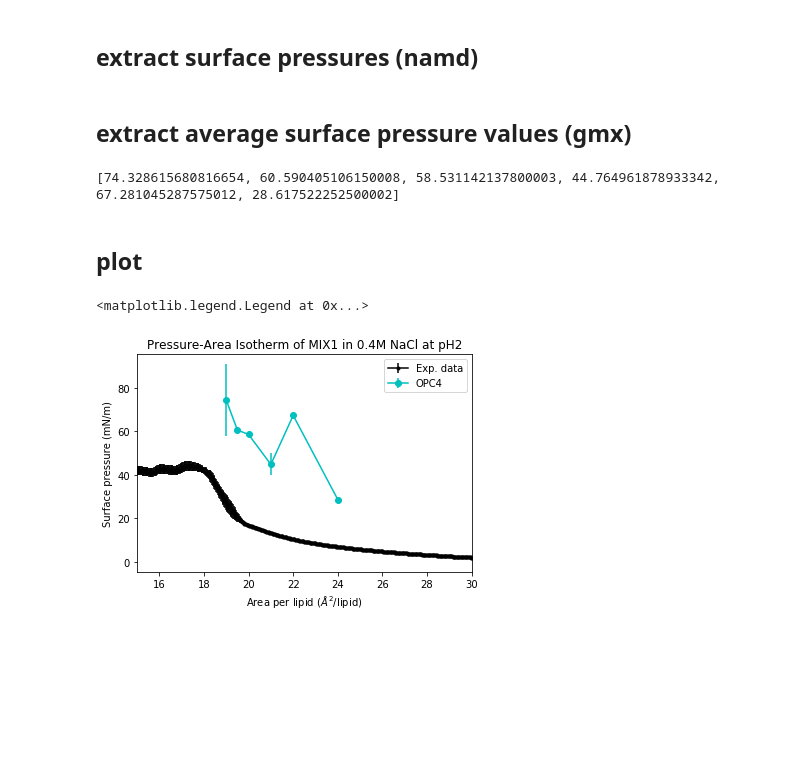
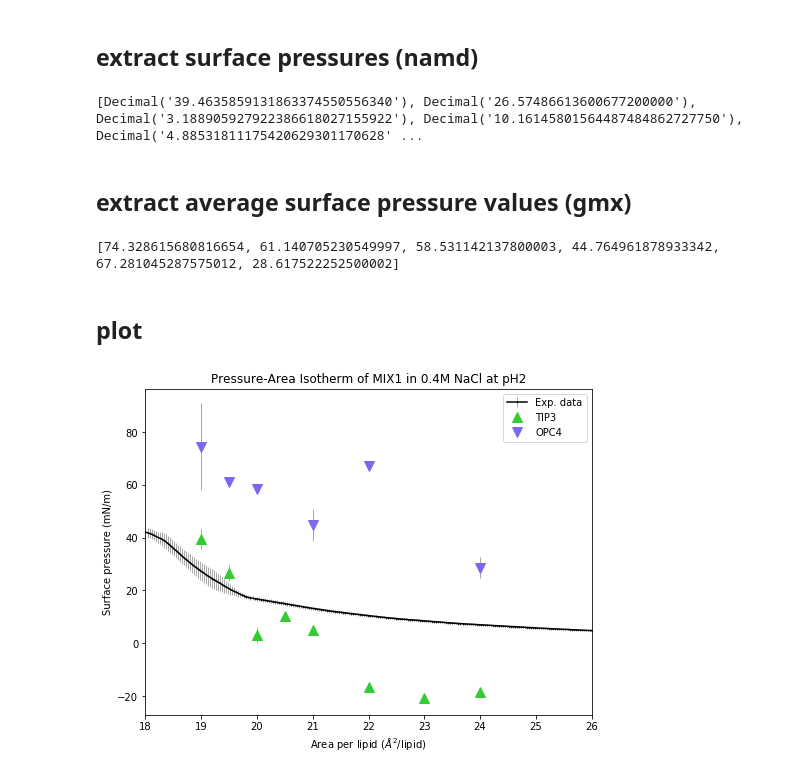
Before and after one commit to fearlessroad/mixed-monolayers, a Jupyter notebook: functions/isotherms.ipynb, the cells around one changed output. Saved outputs shown, nothing was run; the diff lists cells and outputs as text; code cells hidden in the pictures; blank space fills up the shorter version.

Commit message:
completed namd data import and finished PA isotherm figure

```diff
--- a/functions/isotherms.ipynb
+++ b/functions/isotherms.ipynb
@@ -179,21 +198,40 @@ def findSurfacePressure(logfiles, title):
         #print(timeSteps)
     return timeSteps, pressure, tension
 
-def extractAvgPressures(initial, final):#takes timesteps
+def extractAvgPressures():#takes timesteps
     avg_spress = []
     std_spress = []
     avg_tens = []
     std_tens = []
     count = 0
-    for i in surface_areas:
-        surface_pressure = findSurfacePressure(logs[count],'GPRESSAVG')
-        ps = (final-initial)
-        avg_spress.append(np.mean(surface_pressure[1][len(surface_pressure[1])-ps-1:len(surface_pressure[1])-1]))
-        std_spress.append(np.std(surface_pressure[1][len(surface_pressure[1])-ps-1:len(surface_pressure[1])-1]))
-        avg_tens.append(np.mean(surface_pressure[2][len(surface_pressure[2])-ps-1:len(surface_pressure[2])-1]))
-        std_tens.append(np.std(surface_pressure[2][len(surface_pressure[2])-ps-1:len(surface_pressure[2])-1]))
+    for i in n_surface_areas:
+        surface_pressure = findSurfacePressure(logfiles[count],'GPRESSAVG')
+        avg_spress.append(np.mean(surface_pressure[1]))
+        std_spress.append(np.std(surface_pressure[1]))
         count +=1
     return avg_spress, std_spress, avg_tens, std_tens
+p = extractAvgPressures()
+namd_averages = []
+namd_stds = []
+namd_averages.append(np.mean([p[0][0], p[0][1], p[0][2]]))
+namd_stds.append(np.std([p[1][0], p[1][1], p[1][2]]))
+namd_averages.append(np.mean([p[0][3], p[0][4], p[0][5]]))
+namd_stds.append(np.std([p[1][3], p[1][4], p[1][5]]))
+namd_averages.append(np.mean([p[0][6], p[0][7], p[0][8]]))#SA20
+namd_stds.append(np.std([p[1][6], p[1][7], p[1][8]]))
+namd_averages.append(np.mean([p[0][9], p[0][10], p[0][11]]))#SA20.5
+namd_stds.append(np.std([p[1][9], p[1][10], p[1][11]]))
+namd_averages.append(np.mean([p[0][12], p[0][13], p[0][14]]))#SA21
+namd_stds.append(np.std([p[1][12], p[1][13], p[1][14]]))
+namd_averages.append(np.mean([p[0][15], p[0][16], p[0][17]]))#SA22
+namd_stds.append(np.std([p[1][15], p[1][16], p[1][17]]))
+namd_averages.append(np.mean([p[0][18], p[0][19], p[0][20]]))#SA23
+namd_stds.append(np.std([p[1][18], p[1][19], p[1][20]]))
+namd_averages.append(np.mean([p[0][21], p[0][22], p[0][23]]))#SA20
+namd_stds.append(np.std([p[1][21], p[1][22], p[1][23]]))
+print(namd_averages)
+# %% [output]
+[Decimal('39.4635859131863374550556340'), Decimal('26.57486613600677200000'), Decimal('3.188905927922386618027155922'), Decimal('10.16145801564487484862727750'), Decimal('4.88531811175420629301170628' ...
 # %% [markdown]
 ## extract average surface pressure values (gmx)
 # %%
@@ -203,20 +241,20 @@ SA19_avg = np.mean([np.mean(pres[0][0:1000]), np.mean(pres[1][0:1000]), np.mean(
 SA19_std = np.std([np.mean(pres[0][0:1000]), np.mean(pres[1][0:1000]), np.mean(pres[2][0:1000])])
 #print(SA19_avg)
 #print(SA19_std)
-SA195_avg = np.mean(pres[3][0:1000])
-SA195_std = np.std(pres[3][0:1000])
+SA195_avg = np.mean([np.mean(pres[3][0:1000]), np.mean(pres[4][0:1000]), np.mean(pres[5][0:1000])])
+SA195_std = np.std([np.mean(pres[3][0:1000]), np.mean(pres[4][0:1000]), np.mean(pres[5][0:1000])])
 #print(SA195_avg)
-SA20_avg = np.mean([np.mean(pres[4][0:1000]), np.mean(pres[5][0:1000]), np.mean(pres[6][0:1000])])
-SA20_std = np.std([np.mean(pres[4]), np.mean(pres[5]), np.mean(pres[6])])
+SA20_avg = np.mean([np.mean(pres[6][0:1000]), np.mean(pres[7][0:1000]), np.mean(pres[8][0:1000])])
+SA20_std = np.std([np.mean(pres[6][0:1000]), np.mean(pres[7][0:1000]), np.mean(pres[8][0:1000])])
 #print(SA20_avg)
-SA21_avg = np.mean([np.mean(pres[7][0:1000]), np.mean(pres[8][0:1000]), np.mean(pres[9][0:1000])])
-SA21_std = np.std([np.mean(pres[7]), np.mean(pres[8]), np.mean(pres[9])])
+SA21_avg = np.mean([np.mean(pres[9][0:1000]), np.mean(pres[10][0:1000]), np.mean(pres[11][0:1000])])
+SA21_std = np.std([np.mean(pres[9][0:1000]), np.mean(pres[10][0:1000]), np.mean(pres[11][0:1000])])
 #print(SA21_avg)
-SA22_avg = np.mean([np.mean(pres[10][0:1000]), np.mean(pres[11][0:1000])])
-SA22_std = np.std([np.mean(pres[10]), np.mean(pres[11])])
+SA22_avg = np.mean([np.mean(pres[12][0:1000]), np.mean(pres[13][0:1000])])
+SA22_std = np.std([np.mean(pres[12][0:1000]), np.mean(pres[13][0:1000])])
 #print(SA22_avg)
-SA24_avg = np.mean([np.mean(pres[12][0:1000]), np.mean(pres[13][0:1000])])
-SA24_std = np.std([np.mean(pres[12]), np.mean(pres[13])])
+SA24_avg = np.mean([np.mean(pres[14][0:1000]), np.mean(pres[15][0:1000])])
+SA24_std = np.std([np.mean(pres[14][0:1000]), np.mean(pres[15][0:1000])])
 #print(SA24_avg)
 average.append(SA19_avg)
 average.append(SA195_avg)
@@ -232,20 +270,21 @@ std.append(SA21_std)
 std.append(SA22_std)
 std.append(SA24_std)
 # %% [output]
-[74.328615680816654, 60.590405106150008, 58.531142137800003, 44.764961878933342, 67.281045287575012, 28.617522252500002]
+[74.328615680816654, 61.140705230549997, 58.531142137800003, 44.764961878933342, 67.281045287575012, 28.617522252500002]
 # %% [markdown]
 ## plot
 # %%
-plt.errorbar(datdict['4Mix_0.4_M_NaCl_pH_2.xlsx'][0], datdict['4Mix_0.4_M_NaCl_pH_2.xlsx'][1], yerr=datdict['4Mix_0.4_M_NaCl_pH_2.xlsx'][2], marker='.', c='k', label='Exp. data')
+plt.figure(figsize=(8,6))
+plt.errorbar(datdict['4Mix_0.4_M_NaCl_pH_2.xlsx'][0], datdict['4Mix_0.4_M_NaCl_pH_2.xlsx'][1], yerr=datdict['4Mix_0.4_M_NaCl_pH_2.xlsx'][2],ecolor='darkgrey', elinewidth=1,  marker='.', ms=1, c='k', label='Exp. data')
 #namd = np.array([55.64849181, 53.92095977, 19.88087505, 34.40559092, 25.17371431, -0.8249367152, -6.484251618, -2.030540332])
 #nam = 53-(72-namd)
-#plt.scatter([19, 19.5, 20, 20.5, 21, 22, 23, 24], nam, marker='o', c='skyblue')
-plt.errorbar([19, 19.5, 20, 21, 22, 24], average, yerr=std, color='c', marker='o', label='OPC4')
-plt.xlim(15, 30)
+plt.errorbar([19, 19.5, 20, 20.5, 21, 22, 23, 24], namd_averages,yerr=namd_stds, marker='^', c='limegreen',ecolor='darkgrey', ms=10, elinewidth=1, ls='None',  label='TIP3')
+plt.errorbar([19, 19.5, 20, 21, 22, 24], average, yerr=std, color='mediumslateblue', marker='v', ecolor='darkgrey', elinewidth=1, ls='None', ms=10, label='OPC4')
+plt.xlim(18, 26)
 plt.xlabel('Area per lipid ($\AA^{2}$/lipid)')
 plt.ylabel('Surface pressure (mN/m)')
 plt.title('Pressure-Area Isotherm of MIX1 in 0.4M NaCl at pH2')
 plt.legend(loc=1)
+plt.savefig('/home/adommer/Desktop/PA_iso.png', dpi=600)
 # %% [output]
-<matplotlib.legend.Legend at 0x...>
-[figure, old version]
+[figure, new version]
```
Also changed, not shown: parts of 2 cells of this notebook.
